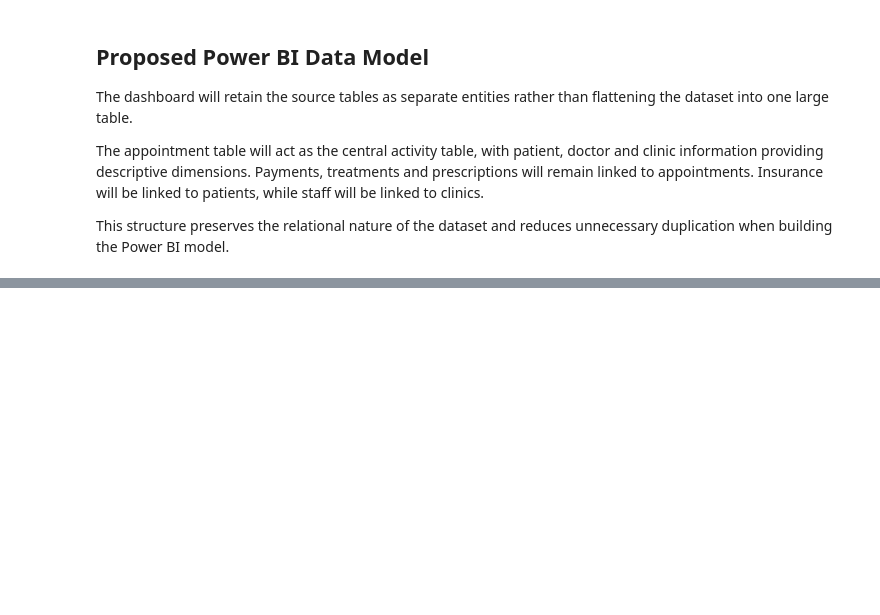
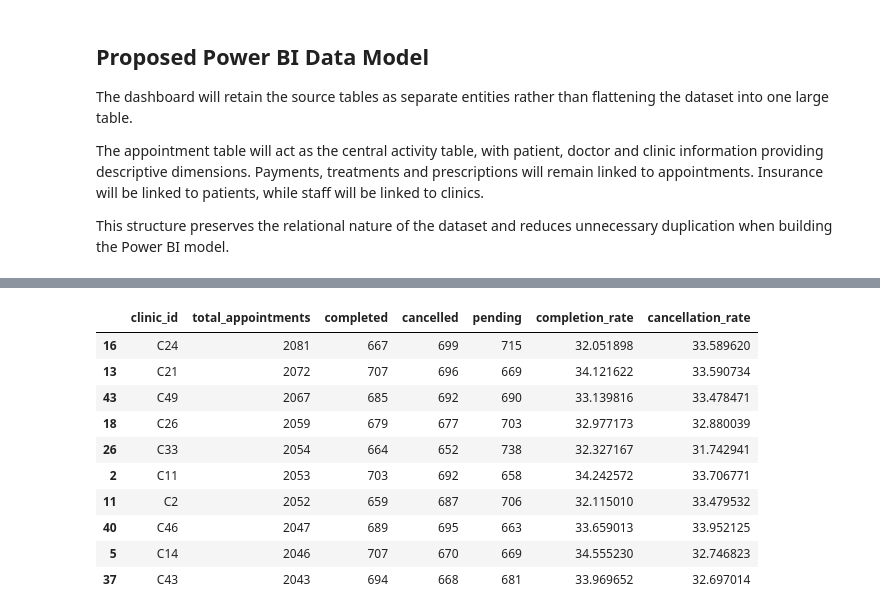
Before and after one commit to shaunagbaje/projects, a Jupyter notebook: 04_healthcare_dashboard/analysis/healthcare_dashboard_analysis.ipynb, the cells around one changed output, grey strips where cells are left out. Saved outputs shown, nothing was run; the diff lists cells and outputs as text; code cells hidden in the pictures; blank space fills up the shorter version.

```diff
--- a/04_healthcare_dashboard/analysis/healthcare_dashboard_analysis.ipynb
+++ b/04_healthcare_dashboard/analysis/healthcare_dashboard_analysis.ipynb
@@ -478,0 +596,15 @@ This structure preserves the relational nature of the dataset and reduces unnece
+# %%
+appointments["appointment_month"] = (
+    appointments["appointment_date"]
+    .dt.to_period("M")
+    .astype(str)
+)
+
+monthly_appointments = (
+    appointments
+    .groupby("appointment_month")
+    .size()
+    .reset_index(name="appointments")
+)
+
+monthly_appointments
@@ -478,0 +659,41 @@ This structure preserves the relational nature of the dataset and reduces unnece
+# %%
+clinic_activity = (
+    appointments
+    .groupby("clinic_id")
+    .agg(
+        total_appointments=("appointment_id", "count"),
+        completed=("status", lambda x: (x == "Completed").sum()),
+        cancelled=("status", lambda x: (x == "Cancelled").sum()),
+        pending=("status", lambda x: (x == "Pending").sum())
+    )
+    .reset_index()
+)
+
+clinic_activity["completion_rate"] = (
+    clinic_activity["completed"]
+    / clinic_activity["total_appointments"]
+    * 100
+)
+
+clinic_activity["cancellation_rate"] = (
+    clinic_activity["cancelled"]
+    / clinic_activity["total_appointments"]
+    * 100
+)
+
+clinic_activity.sort_values(
+    "total_appointments",
+    ascending=False
+).head(10)
+# %% [output]
+|  | clinic_id | total_appointments | completed | cancelled | pending | completion_rate | cancellation_rate |
+| 16 | C24 | 2081 | 667 | 699 | 715 | 32.051898 | 33.589620 |
+| 13 | C21 | 2072 | 707 | 696 | 669 | 34.121622 | 33.590734 |
+| 43 | C49 | 2067 | 685 | 692 | 690 | 33.139816 | 33.478471 |
+| 18 | C26 | 2059 | 679 | 677 | 703 | 32.977173 | 32.880039 |
+| 26 | C33 | 2054 | 664 | 652 | 738 | 32.327167 | 31.742941 |
+| 2 | C11 | 2053 | 703 | 692 | 658 | 34.242572 | 33.706771 |
+| 11 | C2 | 2052 | 659 | 687 | 706 | 32.115010 | 33.479532 |
+| 40 | C46 | 2047 | 689 | 695 | 663 | 33.659013 | 33.952125 |
+| 5 | C14 | 2046 | 707 | 670 | 669 | 34.555230 | 32.746823 |
+| 37 | C43 | 2043 | 694 | 668 | 681 | 33.969652 | 32.697014 |
```
Also changed, not shown: parts of 28 cells of this notebook, 1 other file.
